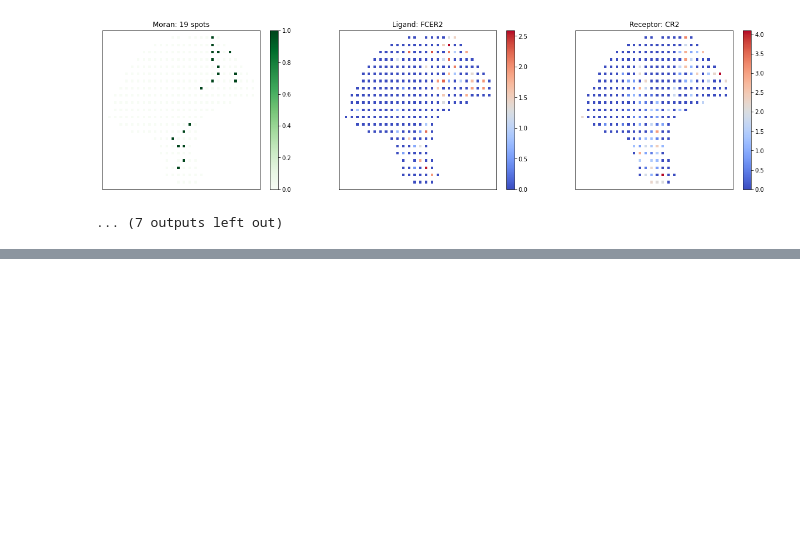
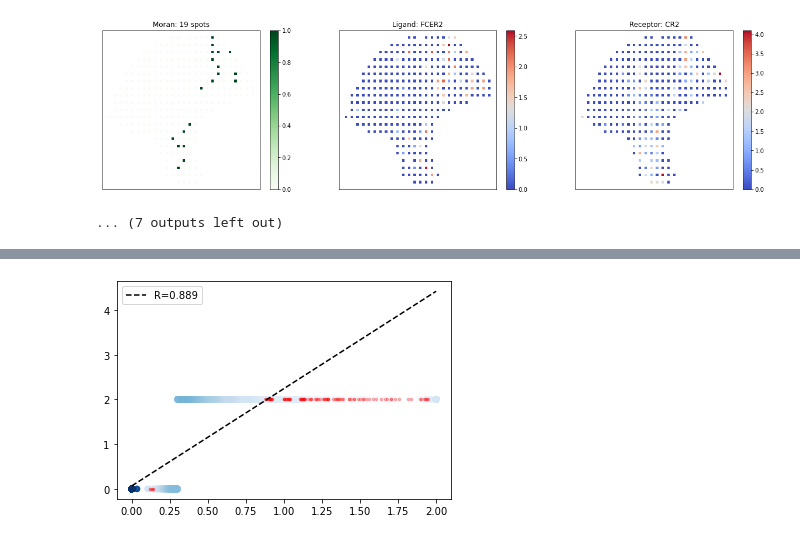
Before and after one commit to StatBiomed/SpatialDM, a Jupyter notebook: tutorial/melanoma.ipynb, the cells around one changed output, grey strips where cells are left out. Cells and saved outputs as stored; diff of their text form; code cells hidden in the pictures; blank space fills up the shorter version.

```diff
--- a/tutorial/melanoma.ipynb
+++ b/tutorial/melanoma.ipynb
@@ -162,0 +151,8 @@ plot_pairs(my_sample, dic['Pattern_2'])
+# %%
+x=-np.log10(np.hstack(my_sample.local_z_p))
+y=-np.log10(np.hstack(my_sample.local_perm_p.values))
+x = np.where(x>2, 2, x)
+y = np.where(np.isinf(y), 2, y)
+corr_plot(x, y, method='spearman')
+# %% [output]
+[figure, added]
```
Also changed, not shown: parts of 18 cells of this notebook, 10 other files.
